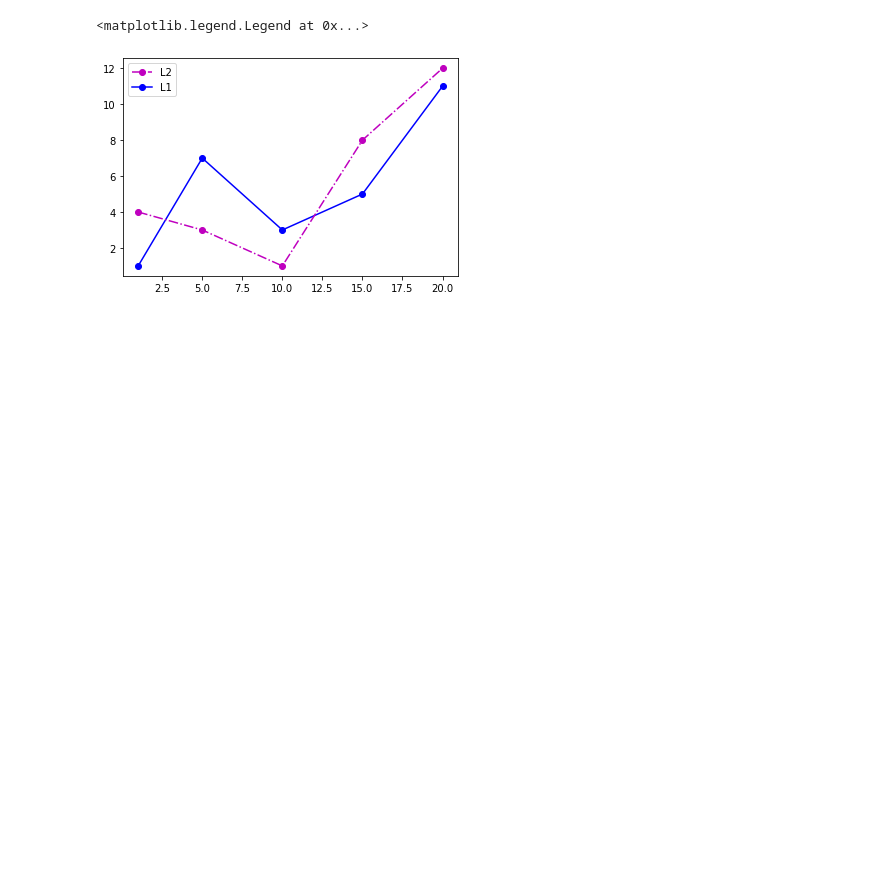
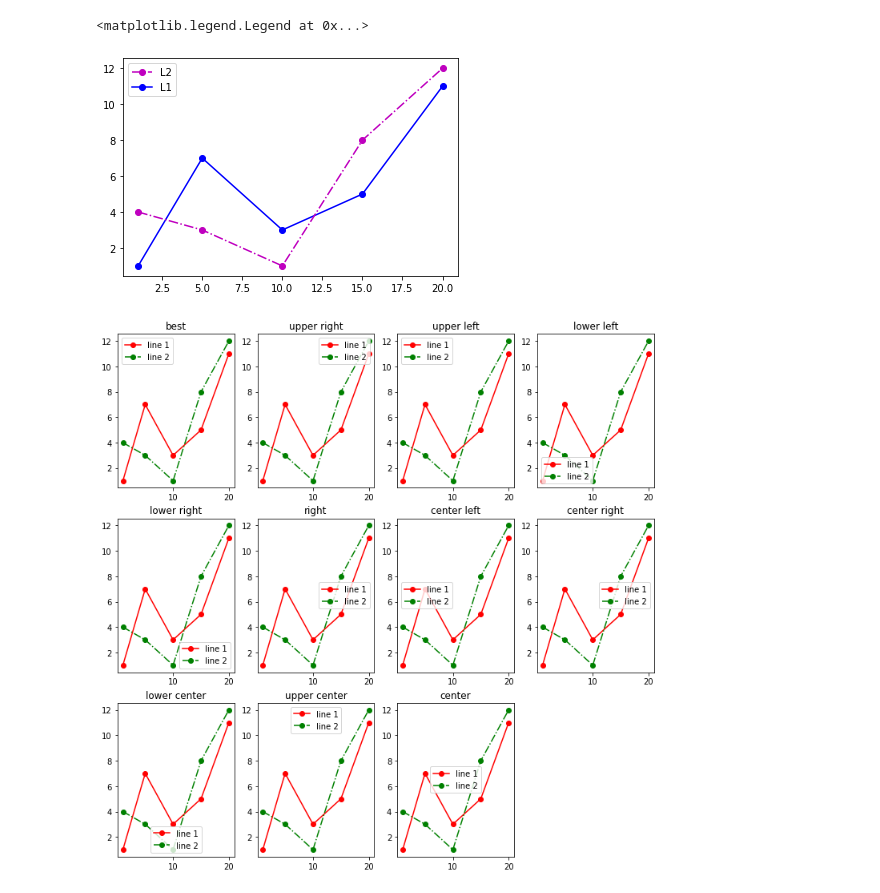
Before and after one commit to RustemDiveev/algo_python, a Jupyter notebook: matplotlib/3_chart_elements_settings.ipynb, the cells around one changed output. Drawn from its saved outputs; the diff is of its cells as text; code cells hidden in the pictures; blank space fills up the shorter version.

```diff
--- a/matplotlib/3_chart_elements_settings.ipynb
+++ b/matplotlib/3_chart_elements_settings.ipynb
@@ -35,3 +35,35 @@ plt.legend((line2, line1), ['L2', 'L1'])
 # %% [output]
 <matplotlib.legend.Legend at 0x...>
 [figure]
+# %%
+# Расположение легенды на графике
+"""
+    Используется параметр loc, принимающий либо строковое, либо числовое значение
+    0 - 'best'
+    1 - 'upper right'
+    2 - 'upper left'
+    3 - 'lower left'
+    4 - 'lower right'
+    5 - 'right'
+    6 - 'center left'
+    7 - 'center right'
+    8 - 'lower center'
+    9 - 'upper center'
+    10 - 'center'
+"""
+locs = ['best', 'upper right', 'upper left', 'lower left',
+        'lower right', 'right', 'center left', 'center right',
+        'lower center', 'upper center', 'center']
+plt.figure(figsize=(12, 12))
+for i in range(3):
+    for j in range(4):
+        if i*4 + j < 11:
+            plt.subplot(3, 4, i*4+j+1)
+            plt.title(locs[i*4+j])
+            plt.plot(x, y1, 'o-r', label='line 1')
+            plt.plot(x, y2, 'o-.g', label='line 2')
+            plt.legend(loc=locs[i*4+j])
+        else:
+            break
+# %% [output]
+[figure, added]
```
Also changed, not shown: parts of 5 cells of this notebook.
